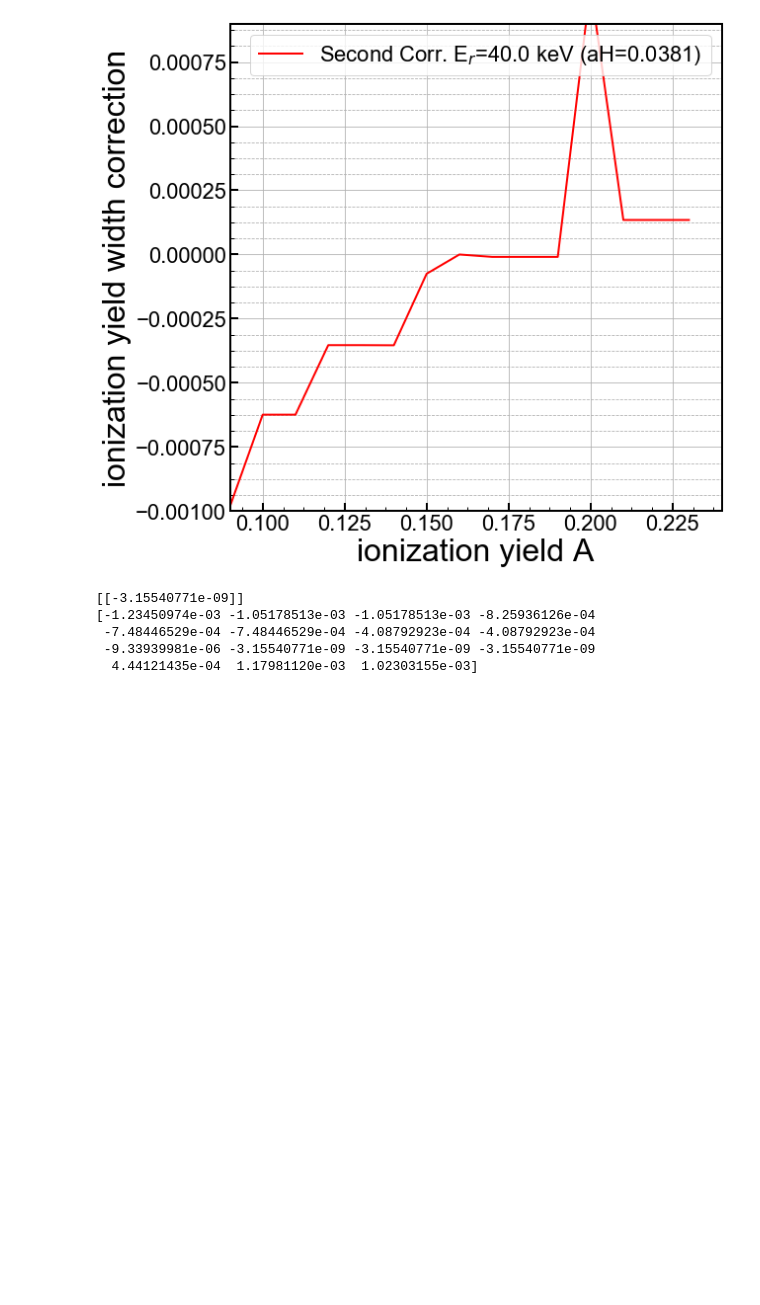
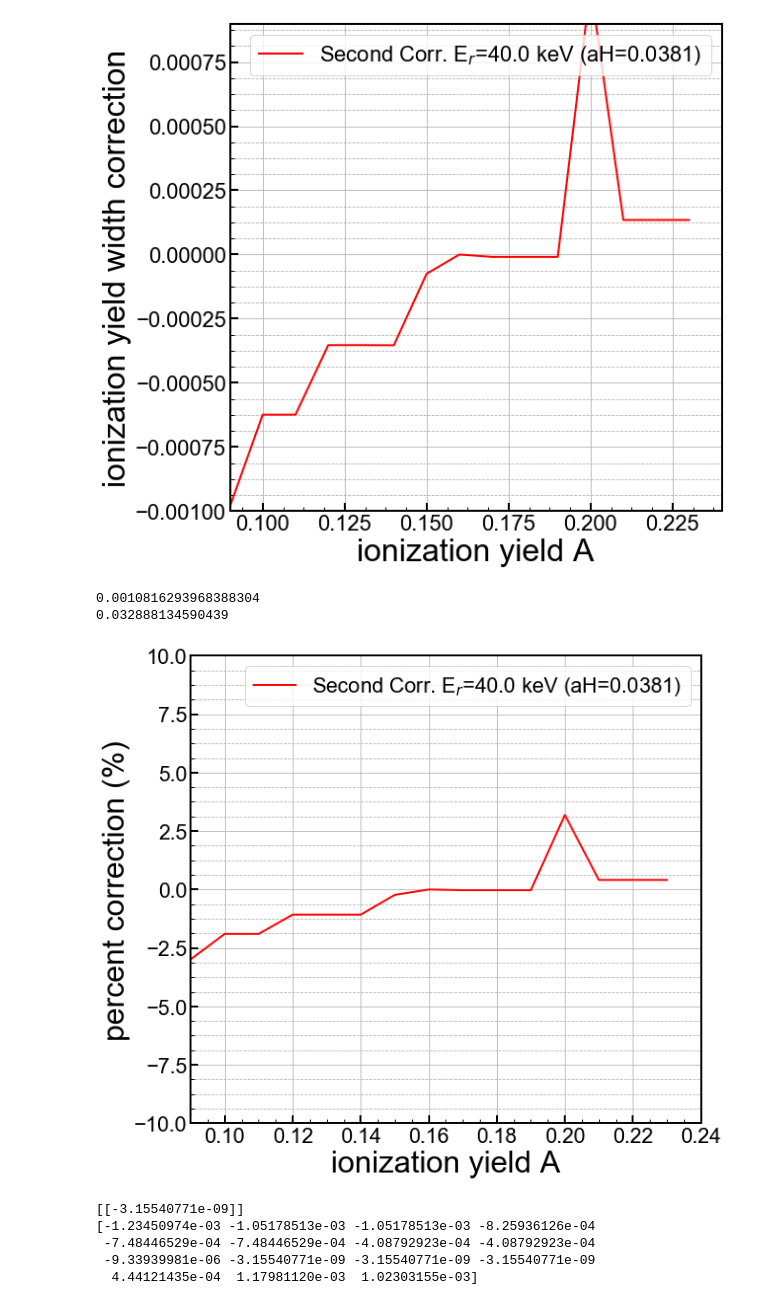
Before and after one commit to villano-lab/nrFano_paper2019, a Jupyter notebook: analysis_notebooks/5D_sigQ_parameterization.ipynb, the cells around one changed output. Saved outputs shown, nothing was run; the diff lists cells and outputs as text; code cells hidden in the pictures; blank space fills up the shorter version.

Commit message:
[ANV] added percent deviation plots for second correction of sigma

```diff
--- a/analysis_notebooks/5D_sigQ_parameterization.ipynb
+++ b/analysis_notebooks/5D_sigQ_parameterization.ipynb
@@ -200,6 +200,64 @@ plt.savefig('figures/SecondCorr_Er{:03.0f}_A.png'.format(Ediffs))
 plt.show()
 # %% [output]
 [figure]
+# %%
+#get central value
+cv = prob.series_NRQ_var_corr(Er=Ediffs,F=0.0,V=4.0,aH=0.0381,alpha=(1/18.0),A=0.16, \
+                                        B=0.18,label='GGA3',corr1file='data/sigdiff_test1.h5')
+
+print(cv[0][0])
+cv = np.sqrt(cv[0][0])
+print(cv)
+# %% [output]
+0.0010816293968388304
+0.032888134590439
+# %%
+#set up a 1d plot
+fig,axes = plt.subplots(1,1,figsize=(9.0,8.0),sharex=True)
+ax1 = axes
+
+#det='GGA3',band='ER',F=0.00001,V=4.0,alpha=(1/10000.0),aH=0.035,Erv=None,sigv=None,erase=False)
+Enr,signr = fc.RWCalc(filename='data/res_calc.h5',alpha=1/18.0,aH=0.0381,band='NR')
+
+
+#ax1.plot(X,sigQnrv(X),color='r',linestyle="--",linewidth=2, \
+#         label='single-scatter res. model (NR) (aH={})'.format(aH))
+#ax1.plot(xl,np.sqrt(Sigss**2),color='r',linestyle="-",linewidth=2, \
+#         label='(C$_0$={:01.3}; m={:01.2E})'.format(0.0,0.0))
+ax1.plot(delA,(corr_Av(delA)/cv)*100,color='r',linestyle="-",linewidth=2, \
+         label='Second Corr. E$_r$={:3.1f} keV (aH={})'.format(Ediffs,0.0381))
+
+#ax1.plot(X,np.sqrt(pd.series_NRQ_var(X,V=4.0,F=0,aH=0.0381,A=0.16,B=0.18,alpha=(1/18.0))),color='g',linestyle="-",linewidth=2, \
+#         label='Series Approximation (NR) (aH={})'.format(0.0381))
+#ax1.plot(X,np.sqrt(pd.analytical_NRQ_var(X,V=4.0,aH=0.0381,A=0.16,B=0.18,alpha=(1/18.0))),color='b',linestyle="-",linewidth=2, \
+#         label='Analytical Integral (ER) (aH={})'.format(0.0381))
+
+
+
+ymin = -10
+ymax = 10
+
+
+
+ax1.set_yscale('linear')
+#ax1.set_yscale('log')
+ax1.set_xlim(0.09, 0.24)
+ax1.set_ylim(ymin,ymax)
+ax1.set_xlabel(r'ionization yield A',**axis_font)
+ax1.set_ylabel('percent correction (%)',**axis_font)
+ax1.grid(True)
+ax1.yaxis.grid(True,which='minor',linestyle='--')
+ax1.legend(loc=1,prop={'size':22})
+#ax1.legend(bbox_to_anchor=(1.04,1),borderaxespad=0,prop={'size':22})
+
+for axis in ['top','bottom','left','right']:
+  ax1.spines[axis].set_linewidth(2)
+
+plt.tight_layout()
+plt.savefig('figures/SecondCorr_Er{:03.0f}_A_perc.png'.format(Ediffs))
+plt.show()
+# %% [output]
+[figure, added]
 # %%
 
 corr_B = lambda B: prob.series_NRQ_sig_c2(Er=Ediffs,F=0.0,V=4.0,aH=0.0381,alpha=(1/18.0),A=0.16, \
```
Also changed, not shown: parts of 3 cells of this notebook, 4 other files.
